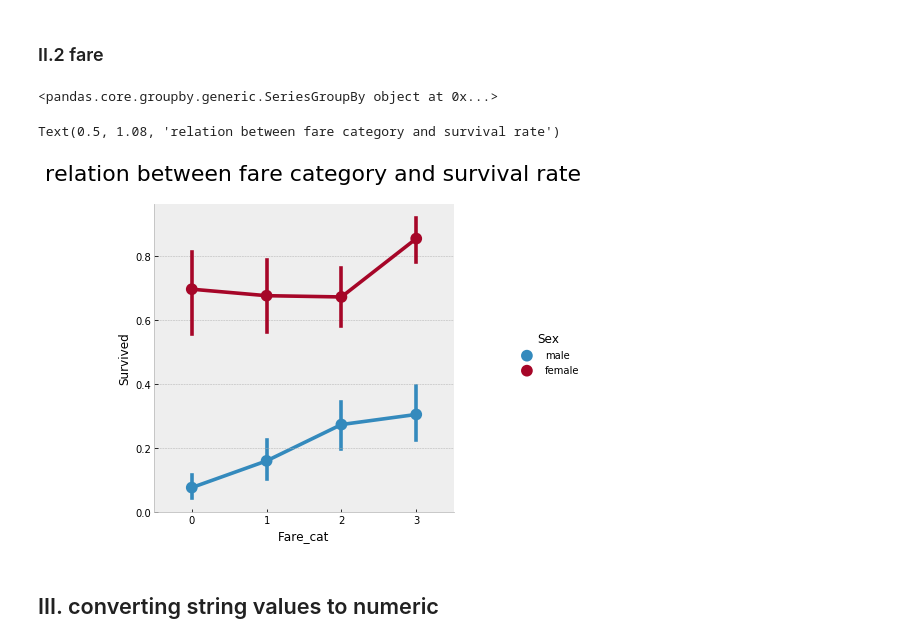
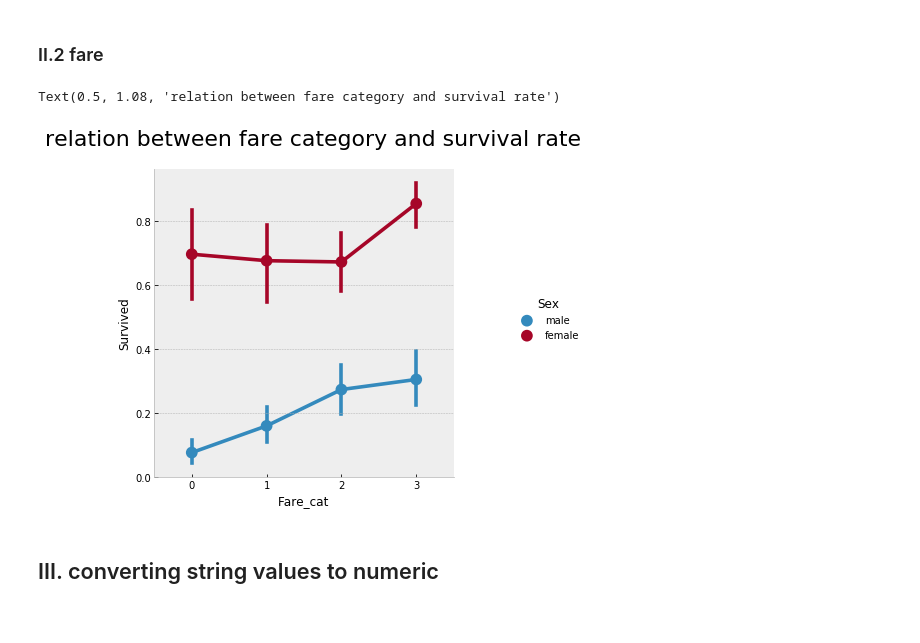
Before and after one commit to grwkremilek/Kaggle, a Jupyter notebook: titanic/titaniccleaningfeatureengineering.ipynb, the cells around one changed output. Cells and saved outputs as stored; diff of their text form; code cells hidden in the pictures.

```diff
--- a/titanic/titaniccleaningfeatureengineering.ipynb
+++ b/titanic/titaniccleaningfeatureengineering.ipynb
@@ -224,32 +224,30 @@ Text(0.5, 1.08, 'relation between age, class and survival rate')
 # %% [markdown]
 ### II.2 fare <a name="2.2"></a>
 # %%
-train['Fare_Range'] = pd.qcut(train['Fare'],4);
-train.groupby(['Fare_Range'])['Survived'];
+#train['Fare_Range'] = pd.qcut(train['Fare'],4);
+#train.groupby(['Fare_Range'])['Survived'];
 
 # divide the range from 0-512.329 into 4 bins
 train['Fare_cat'] = 0;
 train.loc[train['Fare']<=7.91,'Fare_cat'] = 0;
 train.loc[(train['Fare']>7.91)&(train['Fare']<=14.454),'Fare_cat'] = 1;
 train.loc[(train['Fare']>14.454)&(train['Fare']<=31),'Fare_cat'] = 2;
 train.loc[(train['Fare']>31)&(train['Fare']<=513),'Fare_cat'] = 3;
 
-test['Fare_Range'] = pd.qcut(test['Fare'],4);
 test['Fare_cat'] = 0;
 test.loc[test['Fare']<=7.91,'Fare_cat'] = 0;
 test.loc[(test['Fare']>7.91)&(test['Fare']<=14.454),'Fare_cat'] = 1;
 test.loc[(test['Fare']>14.454)&(test['Fare']<=31),'Fare_cat'] = 2;
 test.loc[(test['Fare']>31)&(test['Fare']<=513),'Fare_cat'] = 3;
 
 # relation between fare category and survival rate
 plot = sns.factorplot('Fare_cat','Survived',data = train,hue='Sex');
 plot.fig.suptitle('relation between fare category and survival rate', y=1.08, size = 22);
 plt.show()
 # as the Fare_cat increases, the survival chances increase
 # %% [output]
-<pandas.core.groupby.generic.SeriesGroupBy object at 0x...>
+Text(0.5, 1.08, 'relation between fare category and survival rate')
-Text(0.5, 1.08, 'relation between fare category and survival rate')
-[figure, old version]
+[figure, new version]
 # %% [markdown]
 ## III. converting string values to numeric <a name="3"></a>
 # %%
```
Also changed, not shown: parts of 3 cells of this notebook.
